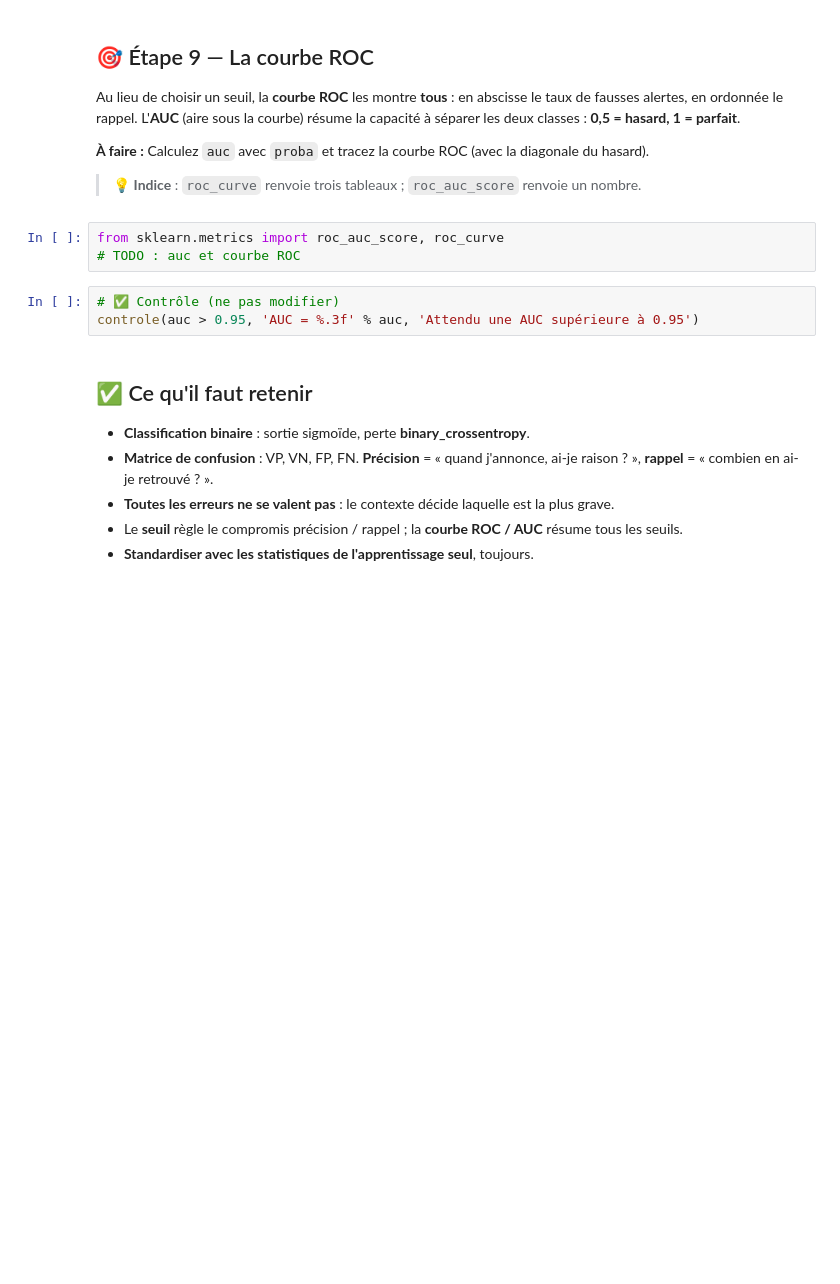
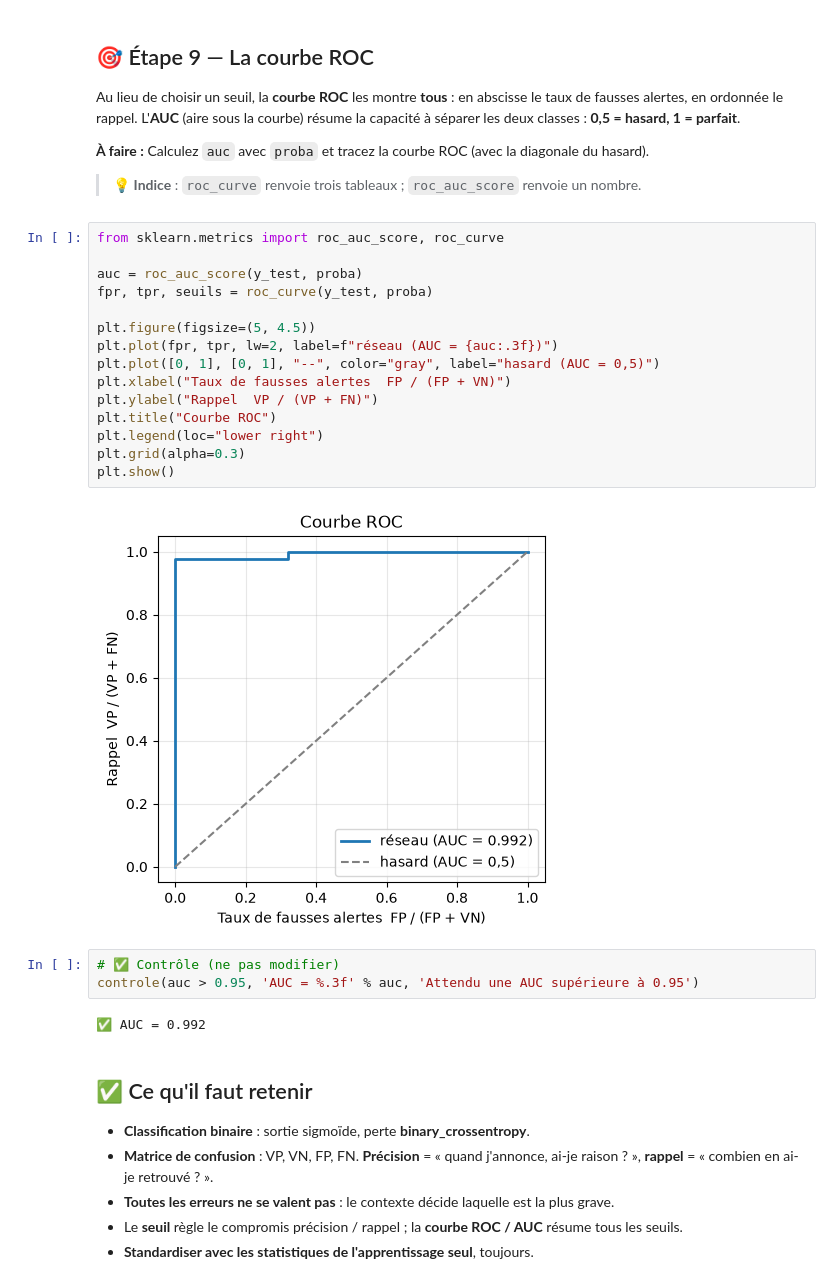
Before and after one commit to Tesfabirhan-WR/neural-network, a Jupyter notebook: notebooks/tp2_classification_binaire.ipynb, the cells around one changed output. Cells and saved outputs as stored; diff of their text form; blank space fills up the shorter version.

```diff
--- a/notebooks/tp2_classification_binaire.ipynb
+++ b/notebooks/tp2_classification_binaire.ipynb
@@ -234,10 +261,26 @@ Au lieu de choisir un seuil, la **courbe ROC** les montre **tous** : en abscisse
 > 💡 **Indice** : `roc_curve` renvoie trois tableaux ; `roc_auc_score` renvoie un nombre.
 # %%
 from sklearn.metrics import roc_auc_score, roc_curve
-# TODO : auc et courbe ROC
+
+auc = roc_auc_score(y_test, proba)
+fpr, tpr, seuils = roc_curve(y_test, proba)
+
+plt.figure(figsize=(5, 4.5))
+plt.plot(fpr, tpr, lw=2, label=f"réseau (AUC = {auc:.3f})")
+plt.plot([0, 1], [0, 1], "--", color="gray", label="hasard (AUC = 0,5)")
+plt.xlabel("Taux de fausses alertes  FP / (FP + VN)")
+plt.ylabel("Rappel  VP / (VP + FN)")
+plt.title("Courbe ROC")
+plt.legend(loc="lower right")
+plt.grid(alpha=0.3)
+plt.show()
+# %% [output]
+[figure, added]
 # %%
 # ✅ Contrôle (ne pas modifier)
 controle(auc > 0.95, 'AUC = %.3f' % auc, 'Attendu une AUC supérieure à 0.95')
+# %% [output]
+✅ AUC = 0.992
 # %% [markdown]
 ## ✅ Ce qu'il faut retenir
 - **Classification binaire** : sortie sigmoïde, perte **binary_crossentropy**.
```
Also changed, not shown: parts of 7 cells of this notebook.
